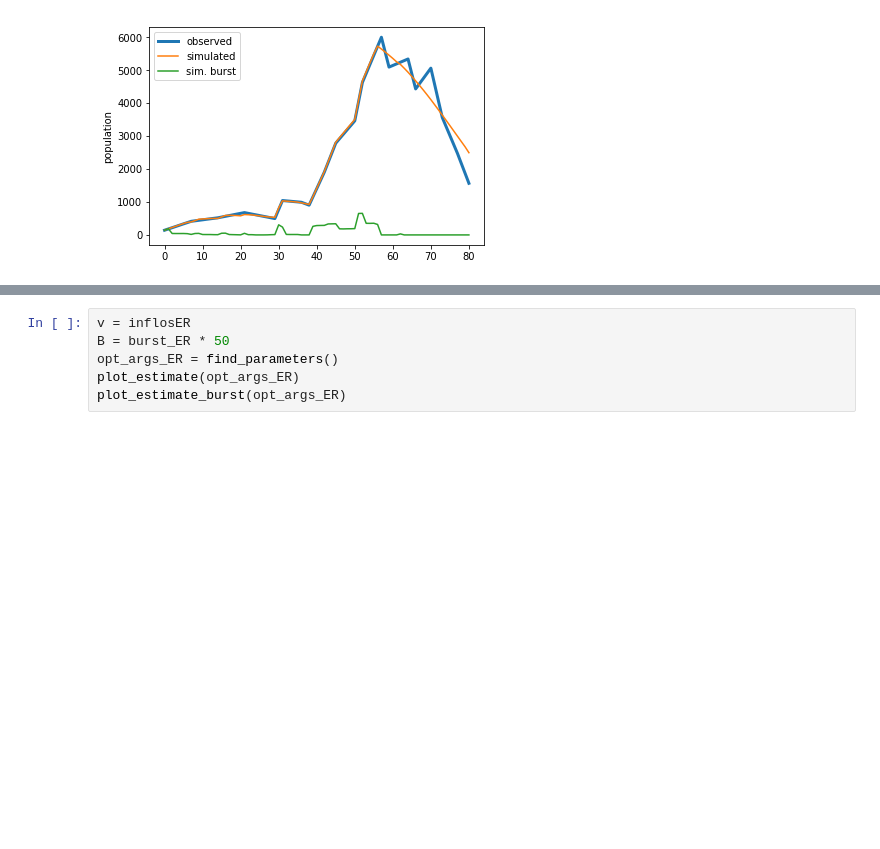
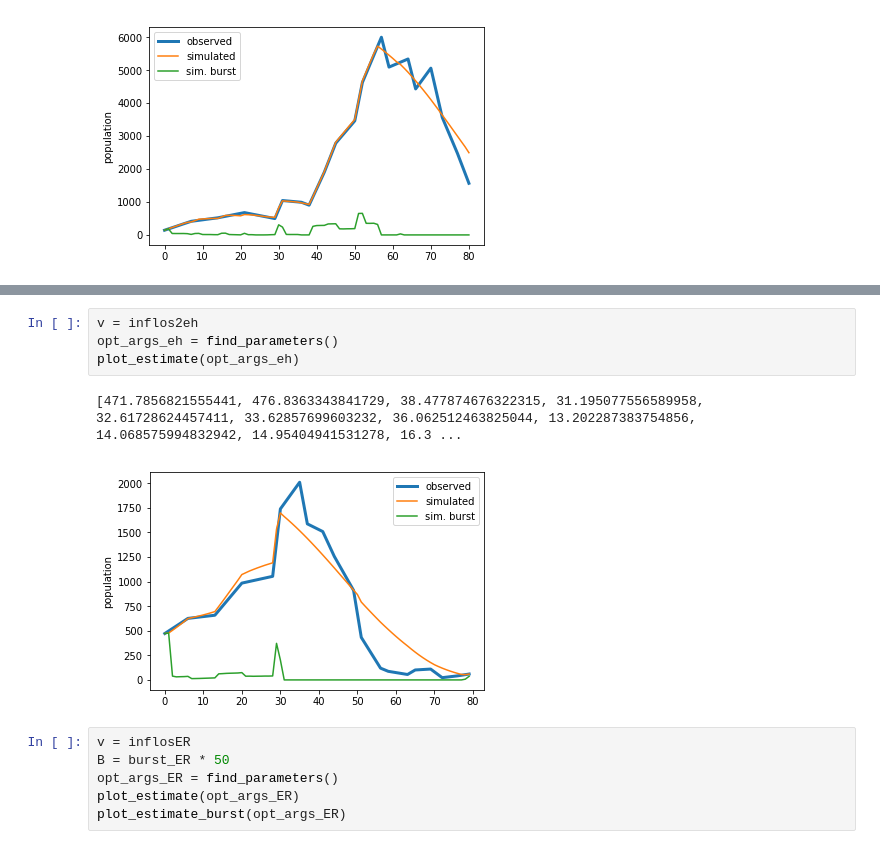
Before and after one commit to bastienreyne/cecidomyie, a Jupyter notebook: drafts/Inflorescence Population Modelling.ipynb, the cells around one changed output, grey strips where cells are left out. Drawn from its saved outputs; the diff is of its cells as text; blank space fills up the shorter version.

```diff
--- a/drafts/Inflorescence Population Modelling.ipynb
+++ b/drafts/Inflorescence Population Modelling.ipynb
@@ -124,3 +141,10 @@ inflosEH = np.array(pd.read_csv("h1.csv").inflos_vivantes)
+# %%
+v = inflos2eh
+opt_args_eh = find_parameters()
+plot_estimate(opt_args_eh)
+# %% [output]
+[471.7856821555441, 476.8363343841729, 38.477874676322315, 31.195077556589958, 32.61728624457411, 33.62857699603232, 36.062512463825044, 13.202287383754856, 14.068575994832942, 14.95404941531278, 16.3 ...
+[figure, added]
 # %%
 v = inflosER
 B = burst_ER * 50
```
Also changed, not shown: parts of 3 cells of this notebook, 28 other files.
